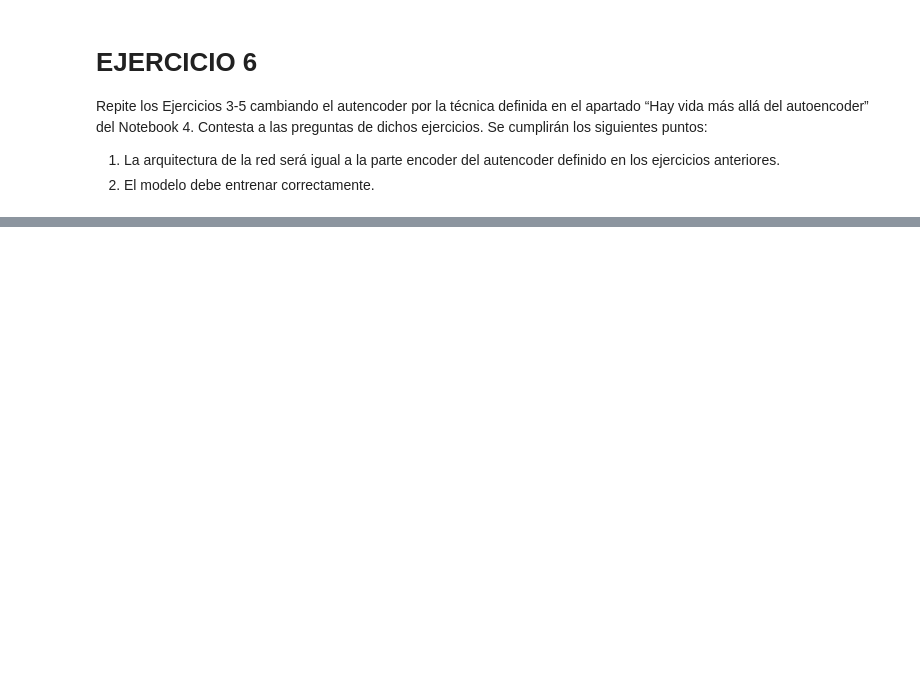
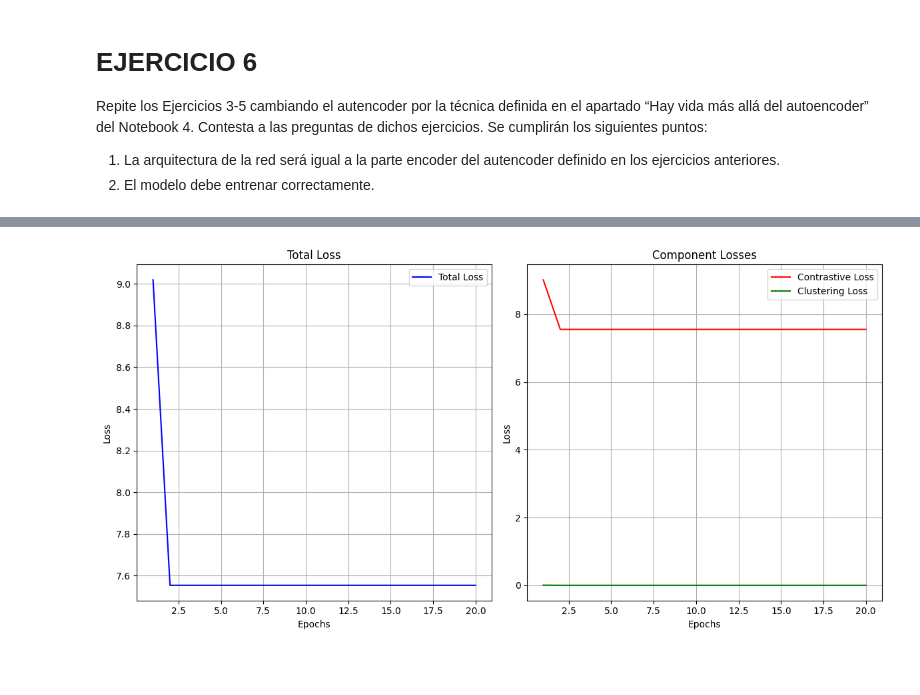
Before and after one commit to PepeRoConde/3year2sem, a Jupyter notebook: maai/p2/main_romero.ipynb, the cells around one changed output, grey strips where cells are left out. Cells and saved outputs as stored; diff of their text form; code cells hidden in the pictures; blank space fills up the shorter version.

```diff
--- a/maai/p2/main_romero.ipynb
+++ b/maai/p2/main_romero.ipynb
@@ -185,7 +209,7 @@ ejercicios anteriores.
 # %%
 cModel = ContrastiveModel(unlabeled_train[0].shape,
                           learning_rate=0.05,
-                          lambda_param=50)
+                          lambda_param=.5)
 cModel.train(unlabeled_train,
              epochs=20,
              batch_size=2048)
@@ -202,2 +238,3 @@ Epoch 3/20, Total Loss: 23.0124, Contrastive Loss: 23.0124, Clustering Loss: 0.0
+[figure, added]
 # %% [markdown]
 ####
```
Also changed, not shown: parts of 5 cells of this notebook, 2 other files.
